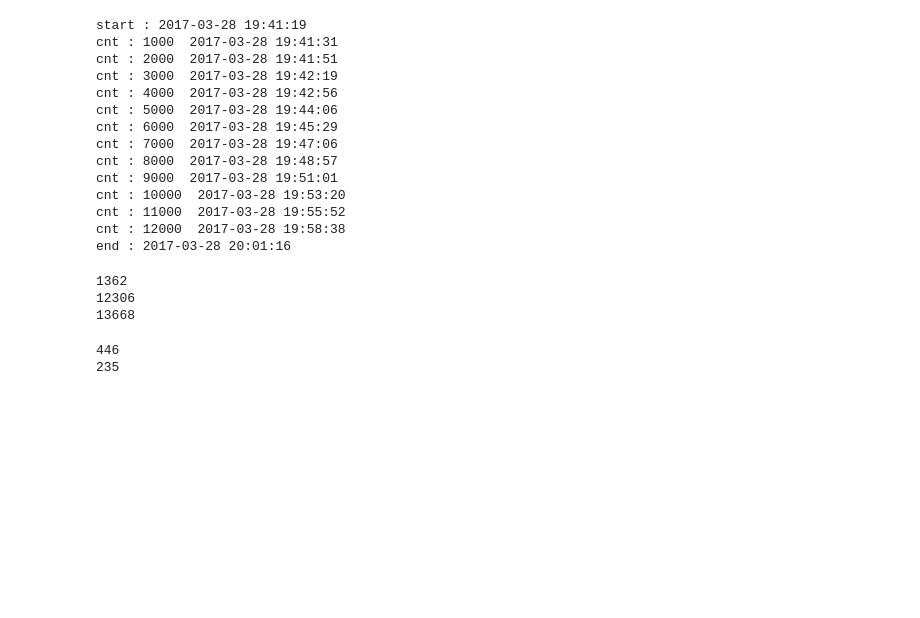
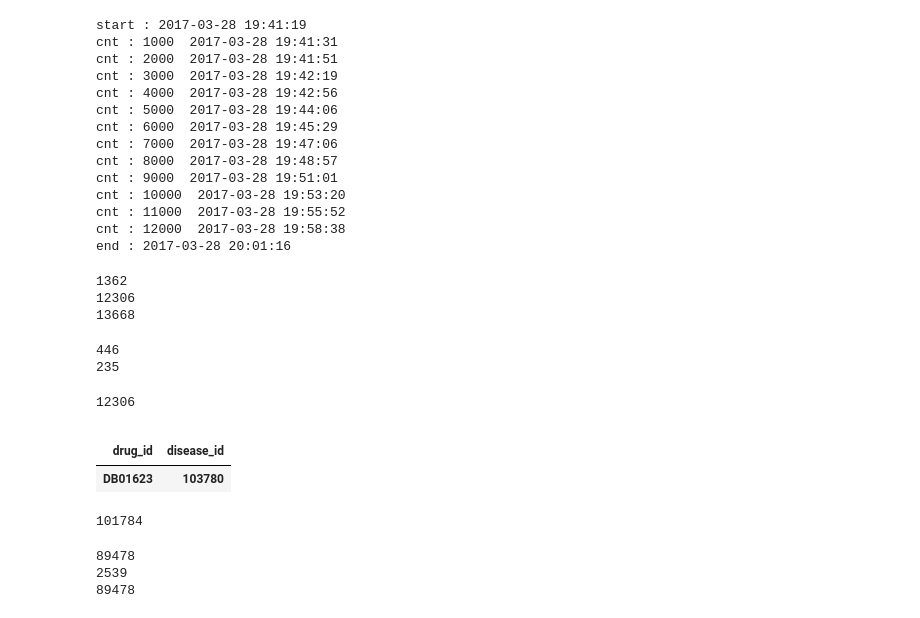
Before and after one commit to cas4070/GIST_project, a Jupyter notebook: Drug_Repositioning/7_new_association/4_drug_disease_similarities_TN_PREDICT.ipynb, the cells around one changed output. Cells and saved outputs as stored; diff of their text form; code cells hidden in the pictures; blank space fills up the shorter version.

Commit message:
make TN dataset(local + normalize ver.)

```diff
--- a/Drug_Repositioning/7_new_association/4_drug_disease_similarities_TN_PREDICT.ipynb
+++ b/Drug_Repositioning/7_new_association/4_drug_disease_similarities_TN_PREDICT.ipynb
@@ -482,3 +483,36 @@ print len(whole_desc.index.get_level_values(1).drop_duplicates())
 # %%
 #whole_desc.to_csv("/home/share/aschoi/nas/users/asolchoi/data/Drug_Repositioning/8_new_training/6_2_1_tn_whole_descriptor.tsv", sep='\t', index=False)
 whole_desc.to_csv("/DAS_Storage1/aschoi/data/Drug_Repositioning/8_new_training/PREDICT_data/6_tn_local_norm_descriptor.tsv", sep='\t')
+# %%
+# 4.19. 추가 noTN 구하기
+path = "/DAS_Storage1/aschoi/data/Drug_Repositioning/8_new_training/1_feature_based-Systematic/2_PREDICT_dataset/"
+desc = pd.read_table(path + "2_1_gold_descriptor_combined.tsv", index_col = [0,1])
+indep = pd.read_table(path + "2_2_indep_descriptor.tsv", index_col = [0,1])
+tn = pd.read_table("/DAS_Storage1/aschoi/data/Drug_Repositioning/7_new_association/PREDICT_data/5_2_2_tn_local_norm.tsv")
+# %%
+tn = tn[['drug_id', 'disease_id']]
+tn.set_index(['drug_id', 'disease_id'], inplace=True)
+print len(tn)
+tn.head(1)
+# %% [output]
+12306
+|  |  |
+| drug_id | disease_id |
+| DB01623 | 103780 |
+# %%
+neg = desc[desc.association == 0]
+neg.head(1)
+print len(neg)
+# %% [output]
+101784
+# %%
+# neg - tn - indep
+neg_tn = neg[~neg.index.isin(tn.index.values.tolist())]
+neg_tn_indep = neg_tn[~neg_tn.index.isin(indep.index.values.tolist())]
+print len(neg_tn)
+print len(indep)
+print len(neg_tn_indep)  # 이미 desc 만들 때, indep과 중복을 제거한 후라서 수의 변화가 없다.
+# %% [output]
+89478
+2539
+89478
```
Also changed, not shown: parts of 4 cells of this notebook.
